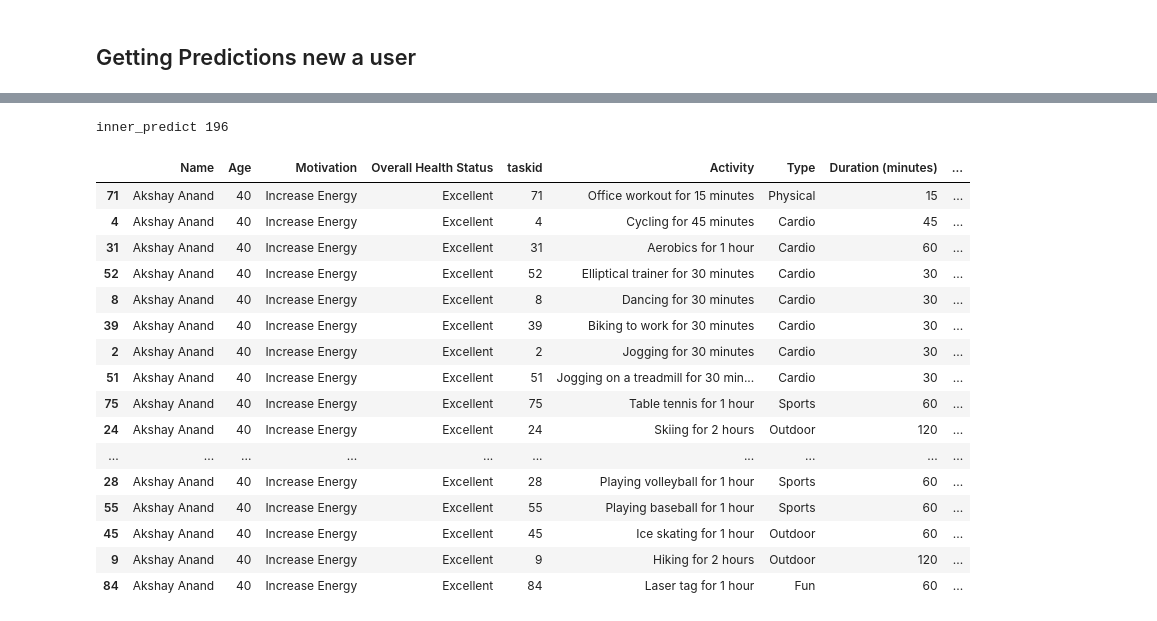
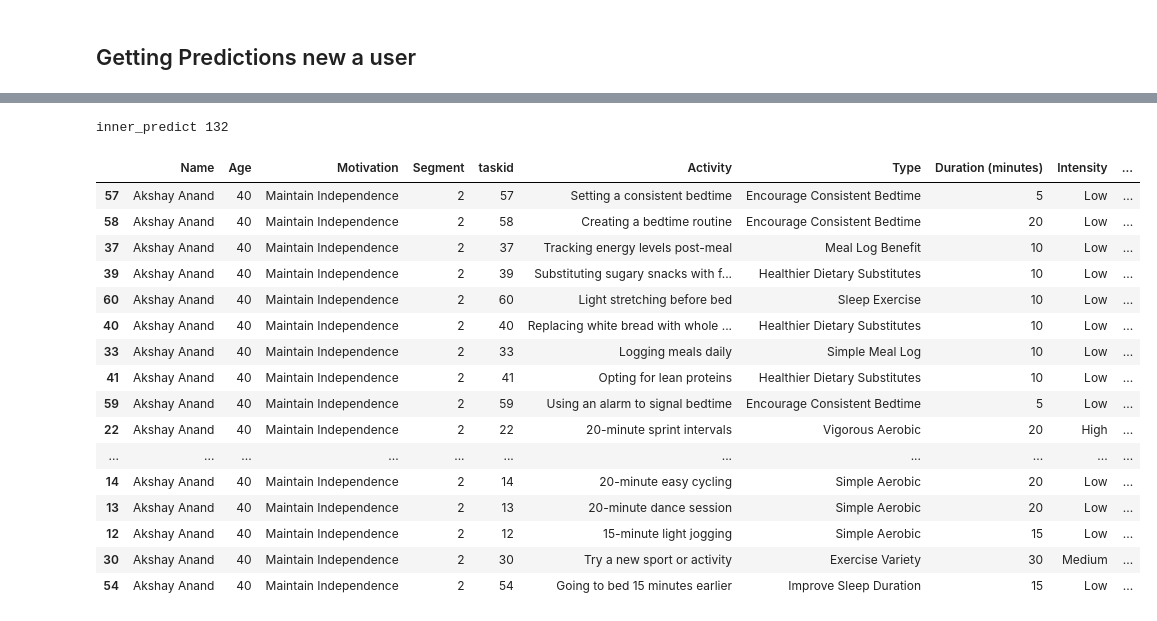
Before and after one commit to akshayanand12/TaskRecommender, a Jupyter notebook: TaskRecommender_multi_task.ipynb, the cells around one changed output, grey strips where cells are left out. Cells and saved outputs as stored; diff of their text form; code cells hidden in the pictures.

```diff
--- a/TaskRecommender_multi_task.ipynb
+++ b/TaskRecommender_multi_task.ipynb
@@ -21,6 +21,6 @@ users.head()
 # %%
 # load task data
-tasks = pd.read_csv(base_dir + "tasks_new.csv")
+tasks = pd.read_csv(base_dir + "tasks.csv")
 tasks.head()
 # %% [output]
 |  | taskid | Activity | Type | Duration (minutes) | Intensity |
@@ -32,6 +32,6 @@ tasks.head()
 # %%
 # load user_task data
-userTasks = pd.read_csv(base_dir + "usertasks_new_multi_tasks.csv")
+userTasks = pd.read_csv(base_dir + "usertasks.csv")
 userTasks
 # %% [output]
 |  | interaction_id | taskid | userid | completion | like |
@@ -82,7 +82,7 @@ def preprocess_for_decision_tree(df):
     # Define label encoders for categorical variables
     encoders = {
         'Motivation': LabelEncoder(),
-        'Overall Health Status': LabelEncoder(),
+        'Segment': LabelEncoder(),
         'Activity': LabelEncoder(),
         'Type': LabelEncoder(),
         'Intensity': LabelEncoder()
@@ -253,15 +258,15 @@ def create_prediction_for_user(user_df):
     user_inference_df = user_df.merge(tasks, how='cross') # cross join
     # create training data
     user_processed_inference_df = preprocess_new_data(user_inference_df, loaded_encoders)
-    user_processed_inference_df = user_processed_inference_df[["Age", "Motivation", "Overall_Health_Status",
+    user_processed_inference_df = user_processed_inference_df[["Age", "Motivation", "Segment",
                                                                "Activity", "Type", "Duration_(minutes)", "Intensity"]]
     user_processed_inference_df = user_processed_inference_df.fillna(0)
 
     user_prediction = model.predict(user_processed_inference_df)
 
-    user_prediction = pd.DataFrame(user_prediction)
+    user_prediction = pd.DataFrame(data=user_prediction, columns=["Completion Prob", "Like Prob"])
     output_df = pd.concat([user_inference_df, user_prediction], axis=1)
-    output_df = output_df.sort_values(by=1, ascending=False)
+    output_df = output_df.sort_values(by="Completion Prob", ascending=False)
 
     return output_df
 # %%
@@ -297,30 +302,30 @@ inner_predict 196
 # %%
 data = {
     'Name': ['Akshay Anand'],
     'Age': [40],
-    'Motivation': ['Increase Energy'],
-    'Overall Health Status': ['Excellent']
+    'Motivation': ['Maintain Independence'],
+    'Segment': ['2']
 }
 
 akshay_df = pd.DataFrame(data)
 akshay_prediction = create_prediction_for_user(akshay_df)
 akshay_prediction.head(20)
 # %% [output]
-inner_predict 196
+inner_predict 132
-|  | Name | Age | Motivation | Overall Health Status | taskid | Activity | Type | Duration (minutes) | ... |
-| 71 | Akshay Anand | 40 | Increase Energy | Excellent | 71 | Office workout for 15 minutes | Physical | 15 | ... |
-| 4 | Akshay Anand | 40 | Increase Energy | Excellent | 4 | Cycling for 45 minutes | Cardio | 45 | ... |
-| 31 | Akshay Anand | 40 | Increase Energy | Excellent | 31 | Aerobics for 1 hour | Cardio | 60 | ... |
-| 52 | Akshay Anand | 40 | Increase Energy | Excellent | 52 | Elliptical trainer for 30 minutes | Cardio | 30 | ... |
-| 8 | Akshay Anand | 40 | Increase Energy | Excellent | 8 | Dancing for 30 minutes | Cardio | 30 | ... |
-| 39 | Akshay Anand | 40 | Increase Energy | Excellent | 39 | Biking to work for 30 minutes | Cardio | 30 | ... |
-| 2 | Akshay Anand | 40 | Increase Energy | Excellent | 2 | Jogging for 30 minutes | Cardio | 30 | ... |
-| 51 | Akshay Anand | 40 | Increase Energy | Excellent | 51 | Jogging on a treadmill for 30 min... | Cardio | 30 | ... |
-| 75 | Akshay Anand | 40 | Increase Energy | Excellent | 75 | Table tennis for 1 hour | Sports | 60 | ... |
-| 24 | Akshay Anand | 40 | Increase Energy | Excellent | 24 | Skiing for 2 hours | Outdoor | 120 | ... |
-| ... | ... | ... | ... | ... | ... | ... | ... | ... | ... |
-| 28 | Akshay Anand | 40 | Increase Energy | Excellent | 28 | Playing volleyball for 1 hour | Sports | 60 | ... |
-| 55 | Akshay Anand | 40 | Increase Energy | Excellent | 55 | Playing baseball for 1 hour | Sports | 60 | ... |
-| 45 | Akshay Anand | 40 | Increase Energy | Excellent | 45 | Ice skating for 1 hour | Outdoor | 60 | ... |
-| 9 | Akshay Anand | 40 | Increase Energy | Excellent | 9 | Hiking for 2 hours | Outdoor | 120 | ... |
-| 84 | Akshay Anand | 40 | Increase Energy | Excellent | 84 | Laser tag for 1 hour | Fun | 60 | ... |
+|  | Name | Age | Motivation | Segment | taskid | Activity | Type | Duration (minutes) | Intensity | ... |
+| 57 | Akshay Anand | 40 | Maintain Independence | 2 | 57 | Setting a consistent bedtime | Encourage Consistent Bedtime | 5 | Low | ... |
+| 58 | Akshay Anand | 40 | Maintain Independence | 2 | 58 | Creating a bedtime routine | Encourage Consistent Bedtime | 20 | Low | ... |
+| 37 | Akshay Anand | 40 | Maintain Independence | 2 | 37 | Tracking energy levels post-meal | Meal Log Benefit | 10 | Low | ... |
+| 39 | Akshay Anand | 40 | Maintain Independence | 2 | 39 | Substituting sugary snacks with f... | Healthier Dietary Substitutes | 10 | Low | ... |
+| 60 | Akshay Anand | 40 | Maintain Independence | 2 | 60 | Light stretching before bed | Sleep Exercise | 10 | Low | ... |
+| 40 | Akshay Anand | 40 | Maintain Independence | 2 | 40 | Replacing white bread with whole ... | Healthier Dietary Substitutes | 10 | Low | ... |
+| 33 | Akshay Anand | 40 | Maintain Independence | 2 | 33 | Logging meals daily | Simple Meal Log | 10 | Low | ... |
+| 41 | Akshay Anand | 40 | Maintain Independence | 2 | 41 | Opting for lean proteins | Healthier Dietary Substitutes | 10 | Low | ... |
+| 59 | Akshay Anand | 40 | Maintain Independence | 2 | 59 | Using an alarm to signal bedtime | Encourage Consistent Bedtime | 5 | Low | ... |
+| 22 | Akshay Anand | 40 | Maintain Independence | 2 | 22 | 20-minute sprint intervals | Vigorous Aerobic | 20 | High | ... |
+| ... | ... | ... | ... | ... | ... | ... | ... | ... | ... | ... |
+| 14 | Akshay Anand | 40 | Maintain Independence | 2 | 14 | 20-minute easy cycling | Simple Aerobic | 20 | Low | ... |
+| 13 | Akshay Anand | 40 | Maintain Independence | 2 | 13 | 20-minute dance session | Simple Aerobic | 20 | Low | ... |
+| 12 | Akshay Anand | 40 | Maintain Independence | 2 | 12 | 15-minute light jogging | Simple Aerobic | 15 | Low | ... |
+| 30 | Akshay Anand | 40 | Maintain Independence | 2 | 30 | Try a new sport or activity | Exercise Variety | 30 | Medium | ... |
+| 54 | Akshay Anand | 40 | Maintain Independence | 2 | 54 | Going to bed 15 minutes earlier | Improve Sleep Duration | 15 | Low | ... |
```
Also changed, not shown: parts of 10 cells of this notebook, 3 other files.
